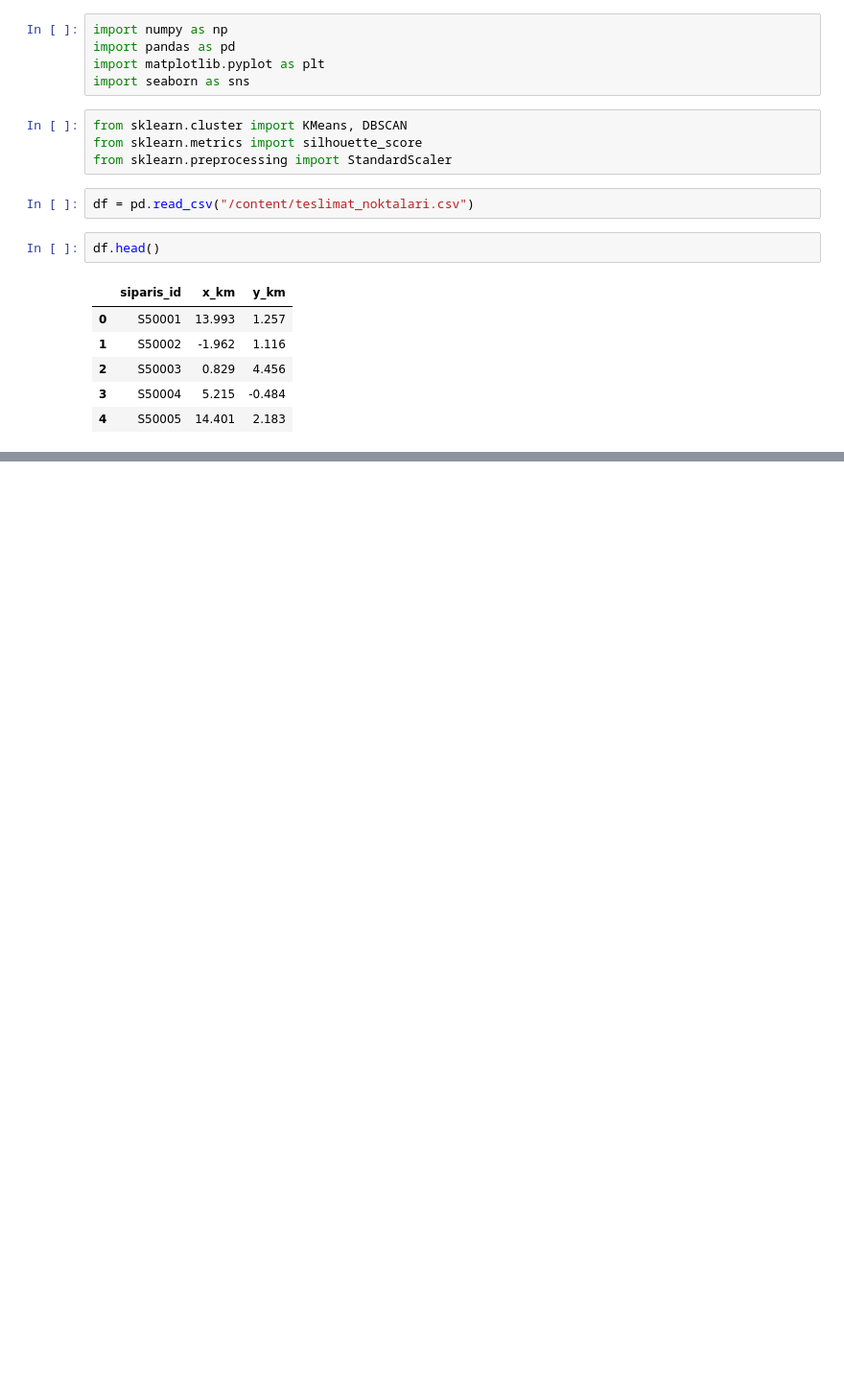
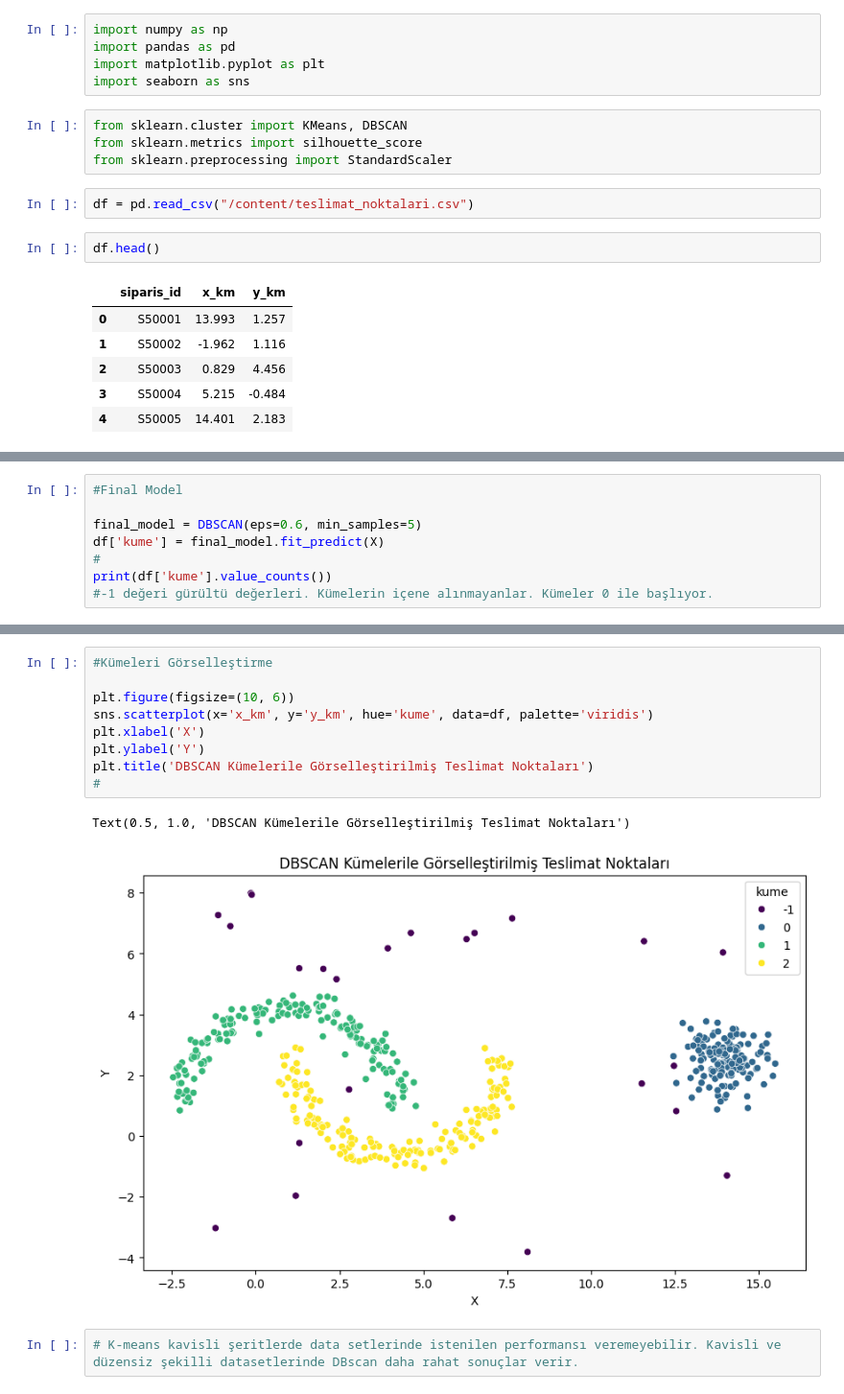
Before and after one commit to europecodingschool/ECS---VB---YZ---08.26, a Jupyter notebook: VB_YZ_Ders_18_2.ipynb, the cells around one changed output, grey strips where cells are left out. Shown at 96% size. Cells and saved outputs as stored; diff of their text form; blank space fills up the shorter version.

```diff
--- a/VB_YZ_Ders_18_2.ipynb
+++ b/VB_YZ_Ders_18_2.ipynb
@@ -22,0 +108,8 @@ df.head()
+# %%
+#Final Model
+
+final_model = DBSCAN(eps=0.6, min_samples=5)
+df['kume'] = final_model.fit_predict(X)
+#
+print(df['kume'].value_counts())
+#-1 değeri gürültü değerleri. Kümelerin içene alınmayanlar. Kümeler 0 ile başlıyor.
@@ -22,0 +138,14 @@ df.head()
+# %%
+#Kümeleri Görselleştirme
+
+plt.figure(figsize=(10, 6))
+sns.scatterplot(x='x_km', y='y_km', hue='kume', data=df, palette='viridis')
+plt.xlabel('X')
+plt.ylabel('Y')
+plt.title('DBSCAN Kümelerile Görselleştirilmiş Teslimat Noktaları')
+#
+# %% [output]
+Text(0.5, 1.0, 'DBSCAN Kümelerile Görselleştirilmiş Teslimat Noktaları')
+[figure, added]
+# %%
+# K-means kavisli şeritlerde data setlerinde istenilen performansı veremeyebilir. Kavisli ve düzensiz şekilli datasetlerinde DBscan daha rahat sonuçlar verir.
```
Also changed, not shown: parts of 11 cells of this notebook.
